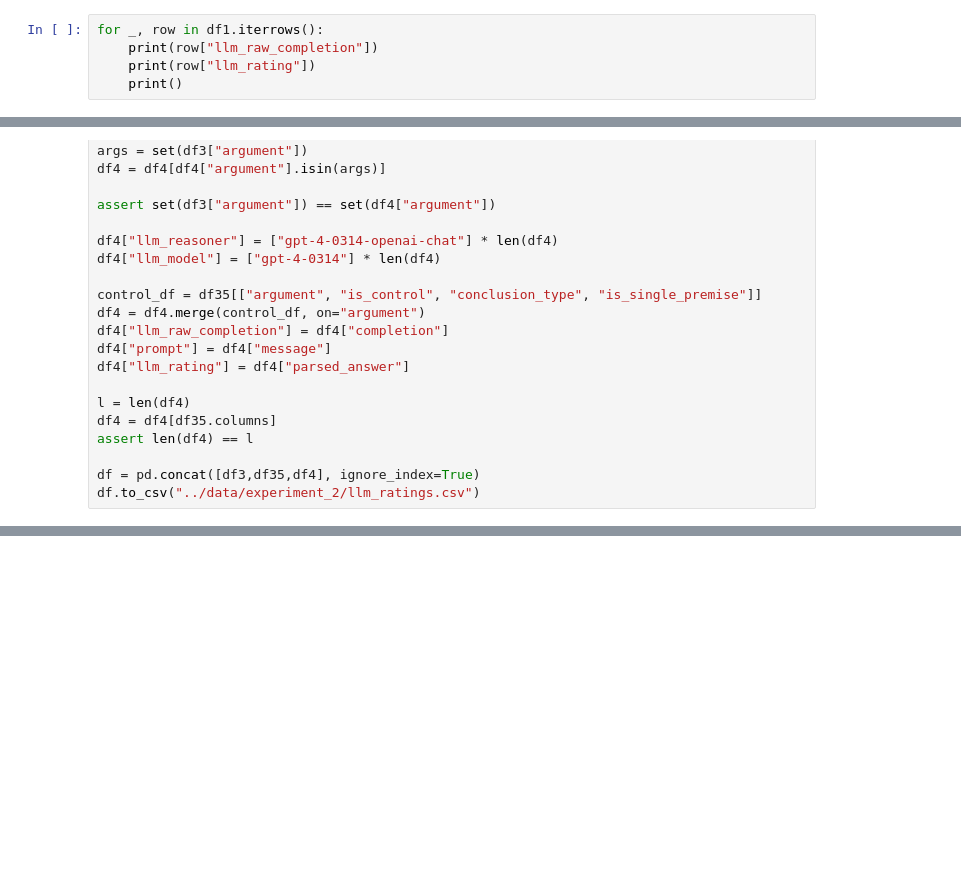
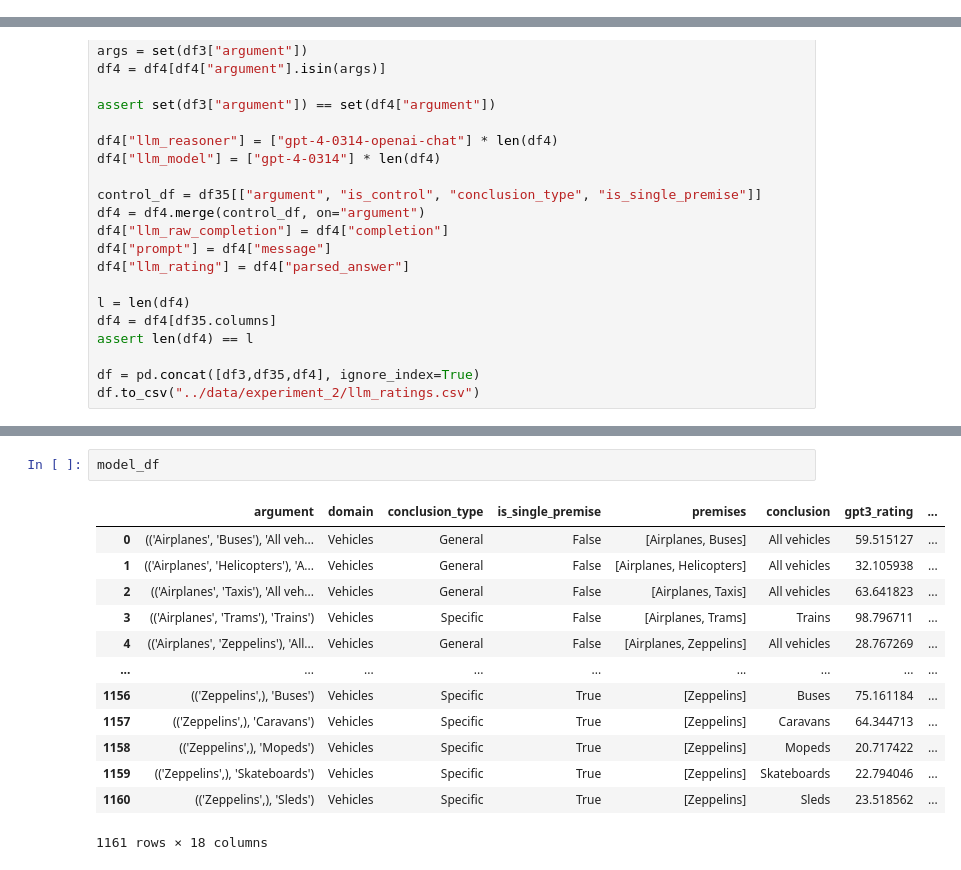
Before and after one commit to S-J-HAN/InductiveReasoningInLargeLanguageModels, a Jupyter notebook: generate_data/debugging.ipynb, the cells around one changed output, grey strips where cells are left out. Saved outputs shown, nothing was run; the diff lists cells and outputs as text; blank space fills up the shorter version.

```diff
--- a/generate_data/debugging.ipynb
+++ b/generate_data/debugging.ipynb
@@ -228,5 +210,0 @@ df1.to_csv("../data/experiment_2/llm_ratings.csv")
-# %%
-for _, row in df1.iterrows():
-    print(row["llm_raw_completion"])
-    print(row["llm_rating"])
-    print()
@@ -341,0 +431,16 @@ df4
+# %%
+model_df
+# %% [output]
+|  | argument | domain | conclusion_type | is_single_premise | premises | conclusion | gpt3_rating | ... |
+| 0 | (('Airplanes', 'Buses'), 'All veh... | Vehicles | General | False | [Airplanes, Buses] | All vehicles | 59.515127 | ... |
+| 1 | (('Airplanes', 'Helicopters'), 'A... | Vehicles | General | False | [Airplanes, Helicopters] | All vehicles | 32.105938 | ... |
+| 2 | (('Airplanes', 'Taxis'), 'All veh... | Vehicles | General | False | [Airplanes, Taxis] | All vehicles | 63.641823 | ... |
+| 3 | (('Airplanes', 'Trams'), 'Trains') | Vehicles | Specific | False | [Airplanes, Trams] | Trains | 98.796711 | ... |
+| 4 | (('Airplanes', 'Zeppelins'), 'All... | Vehicles | General | False | [Airplanes, Zeppelins] | All vehicles | 28.767269 | ... |
+| ... | ... | ... | ... | ... | ... | ... | ... | ... |
+| 1156 | (('Zeppelins',), 'Buses') | Vehicles | Specific | True | [Zeppelins] | Buses | 75.161184 | ... |
+| 1157 | (('Zeppelins',), 'Caravans') | Vehicles | Specific | True | [Zeppelins] | Caravans | 64.344713 | ... |
+| 1158 | (('Zeppelins',), 'Mopeds') | Vehicles | Specific | True | [Zeppelins] | Mopeds | 20.717422 | ... |
+| 1159 | (('Zeppelins',), 'Skateboards') | Vehicles | Specific | True | [Zeppelins] | Skateboards | 22.794046 | ... |
+| 1160 | (('Zeppelins',), 'Sleds') | Vehicles | Specific | True | [Zeppelins] | Sleds | 23.518562 | ... |
+1161 rows × 18 columns
```
Also changed, not shown: parts of 22 cells of this notebook, 20 other files.
